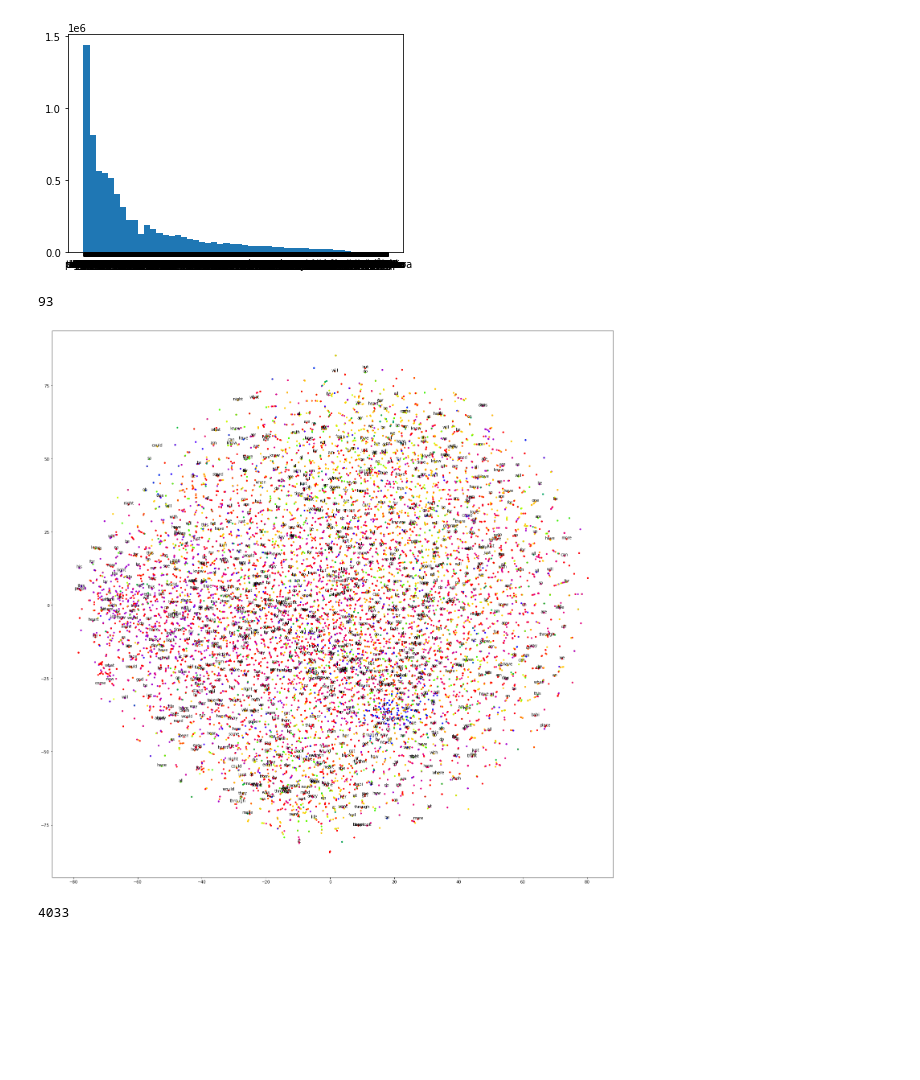
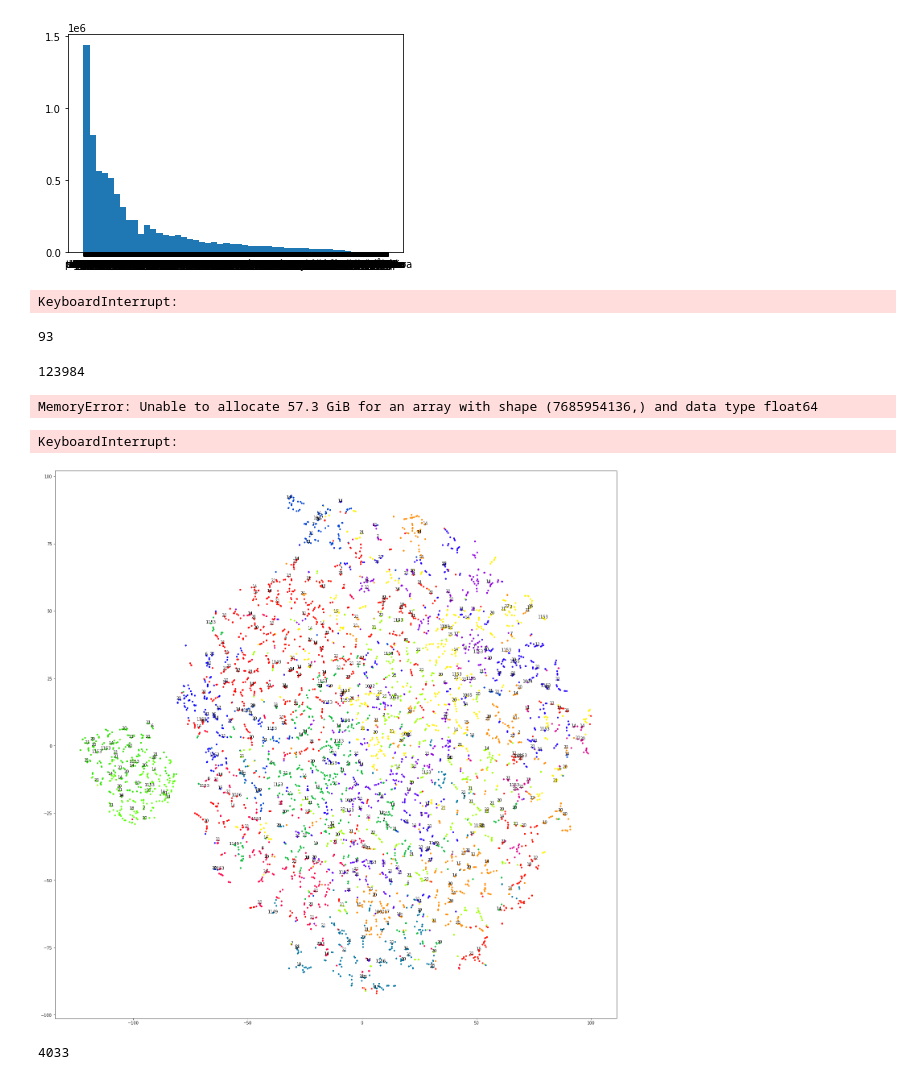
Before and after one commit to lillijo/nlp-musrec-lyrics, a Jupyter notebook: Doc2Vec.ipynb, the cells around one changed output. Saved outputs shown, nothing was run; the diff lists cells and outputs as text; code cells hidden in the pictures; blank space fills up the shorter version.

```diff
--- a/Doc2Vec.ipynb
+++ b/Doc2Vec.ipynb
@@ -76,6 +68,14 @@ for doc_id in range(len(test_documents)): #len(test_documents)
 with open("inferred_vectors_dbow","wb") as inf_json:
     pickle.dump(inferred_vectors,inf_json)
 inf_json.close()
+# %%
+inferred_vectors = []
+
+for doc_id in range(len(test_documents)): #len(test_documents)
+    inferred_vector = model.infer_vector(test_documents[doc_id].words)
+    inferred_vectors.append([inferred_vector, test_documents[doc_id].tags])
+# %% [output]
+KeyboardInterrupt:
 # %%
 #genres = [i['primary_genres']['music_genre_list'][0]['music_genre']['music_genre_parent_id'] for i in tracks]
 genres = [i[1][1] for i in inferred_vectors]
@@ -94,0 +87,22 @@ tsne_json.close()
+# %%
+inferred_vectors = []
+
+for doc_id in range(len(train_documents)): #len(test_documents)
+    inferred_vector = model.dv[doc_id]
+    inferred_vectors.append(inferred_vector)
+X = np.array(inferred_vectors)
+print(len(X))
+# %% [output]
+123984
+# %%
+from sklearn.cluster import AgglomerativeClustering
+cluster = AgglomerativeClustering(n_clusters=30, affinity='euclidean', linkage='ward')
+cluster.fit_predict(X)
+clustering = cluster.labels_
+# %% [output]
+MemoryError: Unable to allocate 57.3 GiB for an array with shape (7685954136,) and data type float64
+# %%
+X_embedded = TSNE(n_components=2, perplexity=50).fit_transform(X)
+X_embedded.shape
+# %% [output]
+KeyboardInterrupt:
@@ -95,21 +113,21 @@ tsne_json.close()
 # %%
+
 plt.figure(figsize=(25, 25))
 
-plt.scatter([i[0] for i in X_embedded],[i[1] for i in X_embedded],c=colors,cmap='prism', s=10)
+plt.scatter([i[0] for i in X_embedded],[i[1] for i in X_embedded],c=clustering,cmap='nipy_spectral', s=10)
 
-for x in range(1000):
+for x in range(5000):
     #label = test_documents[x][0][0]
-    if len(test_documents[x][0]) > 9:
-        label = test_documents[x][0][9]
+    label = test_documents[x][1][1]
 
 
     plt.annotate(label, # this is the text
              (X_embedded[x][0],X_embedded[x][1]), # this is the point to label
              textcoords="offset points", # how to position the text
              xytext=(0,0), # distance from text to points (x,y)
              ha='center')
 # %% [output]
-[figure, old version]
+[figure, new version]
 # %%
 from sklearn.feature_extraction.text import TfidfVectorizer
 corpus = [' '.join(x[0]) for x in new_train_documents]
```
Also changed, not shown: parts of 8 cells of this notebook, 1 other file.
